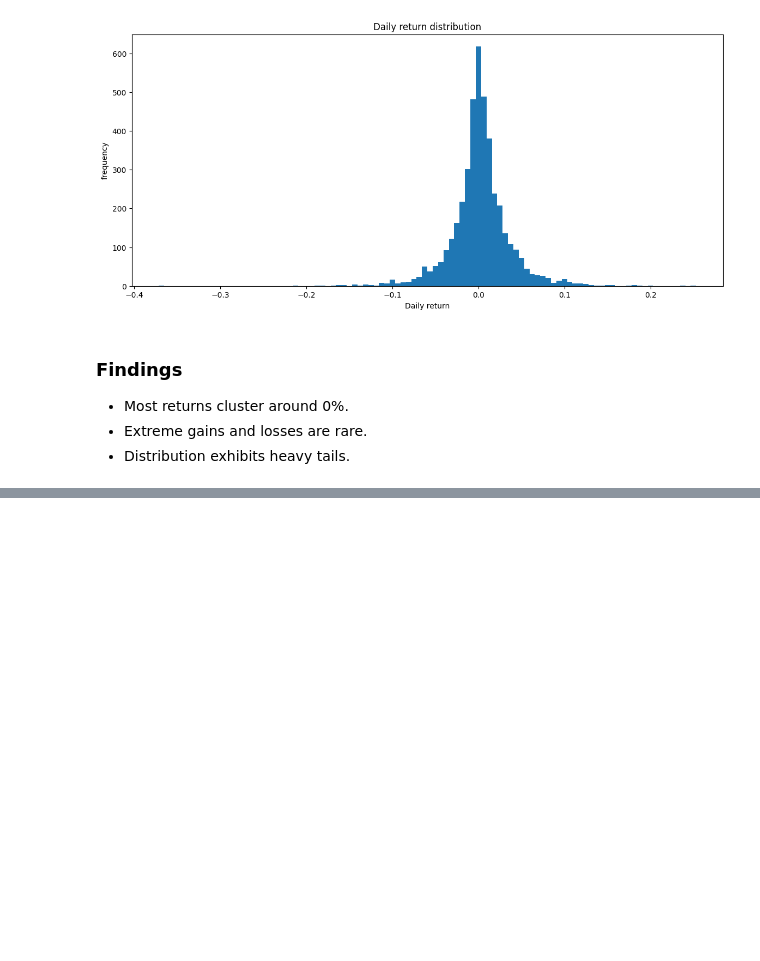
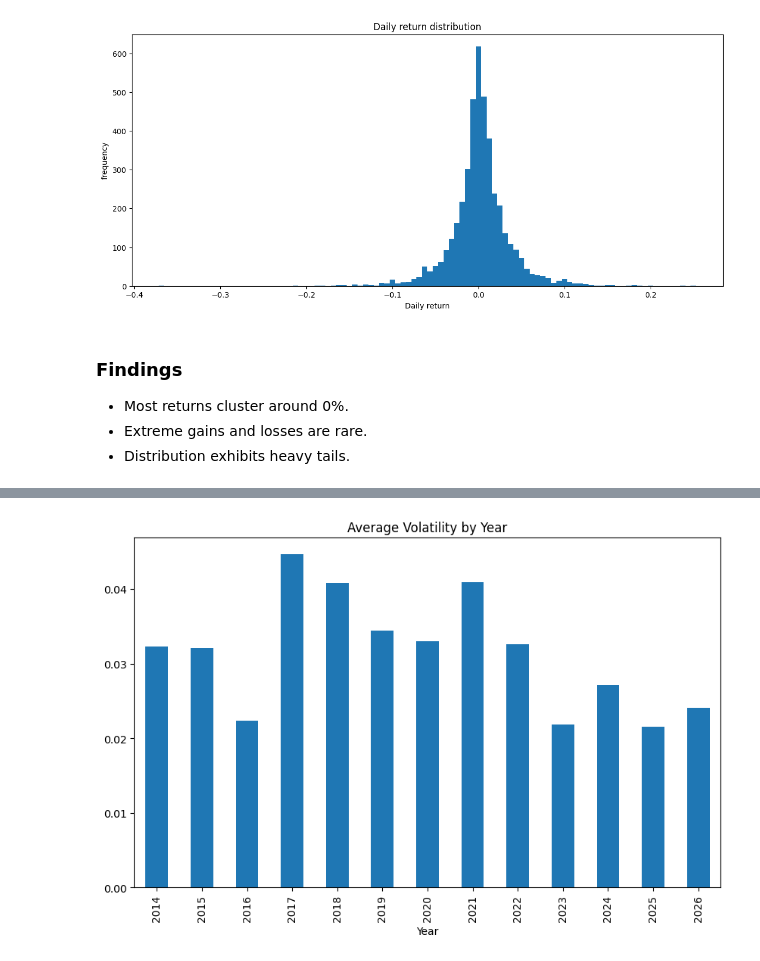
Before and after one commit to mugdhajha/Bitcoin-market-analysis, a Jupyter notebook: notebooks/eda.ipynb, the cells around one changed output, grey strips where cells are left out. Cells and saved outputs as stored; diff of their text form; code cells hidden in the pictures; blank space fills up the shorter version.

```diff
--- a/notebooks/eda.ipynb
+++ b/notebooks/eda.ipynb
@@ -129,0 +236,3 @@ plt.show()
+# %%
+df["Year"]=df["Date"].dt.year
+yearly_vol=(df.groupby("Year")["Volatility"].mean())
@@ -129,0 +245,9 @@ plt.show()
+# %%
+
+plt.figure(figsize=(10,6))
+yearly_vol.plot(kind="bar")
+plt.title("Average Volatility by Year")
+save_plot("yearly_volatility")
+plt.show()
+# %% [output]
+[figure, added]
```
Also changed, not shown: parts of 15 cells of this notebook, 3 other files.
